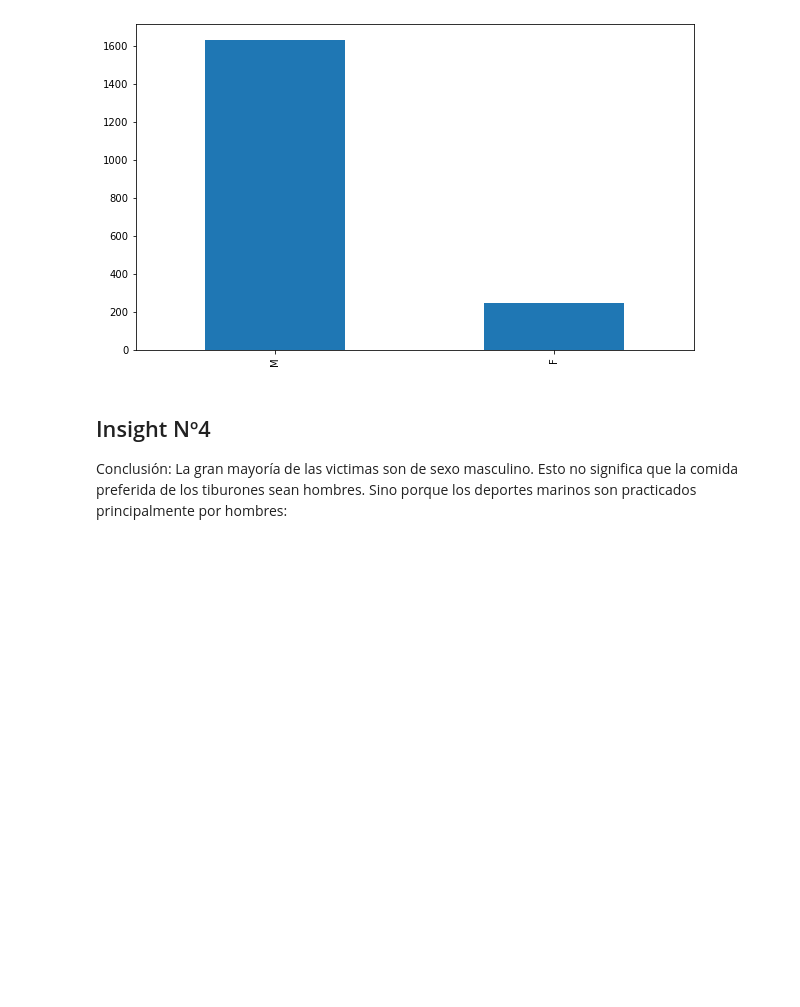
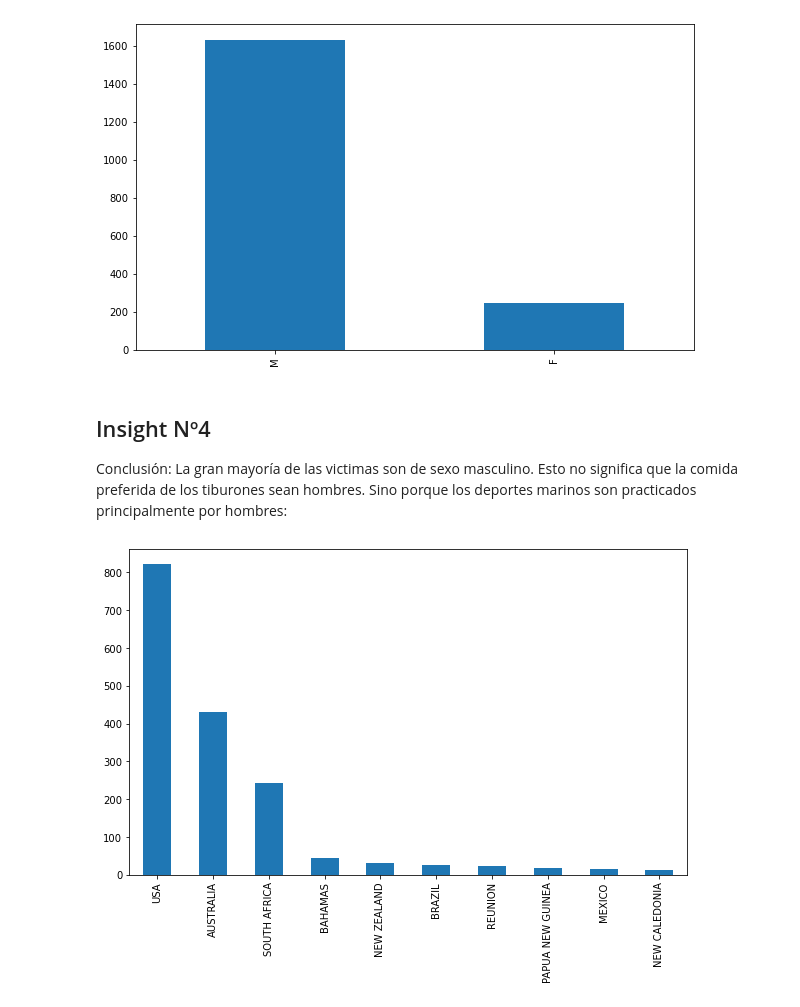
Before and after one commit to adominguez033/Project1_DA_Ironhack, a Jupyter notebook: Notebook/Formulas _DataCleaning.ipynb, the cells around one changed output. Cells and saved outputs as stored; diff of their text form; code cells hidden in the pictures; blank space fills up the shorter version.

```diff
--- a/Notebook/Formulas _DataCleaning.ipynb
+++ b/Notebook/Formulas _DataCleaning.ipynb
@@ -947,3 +927,9 @@ df.sex_.value_counts().plot.bar();
 ## Insight Nº4
 
 Conclusión: La gran mayoría de las victimas son de sexo masculino. Esto no significa que la comida preferida de los tiburones sean hombres. Sino porque los deportes marinos son practicados principalmente por hombres:
+# %%
+plt.figure(figsize=(10, 6))
+
+df.country.value_counts().head(10).plot.bar();
+# %% [output]
+[figure, added]
```
Also changed, not shown: parts of 110 cells of this notebook, 1 other file.
